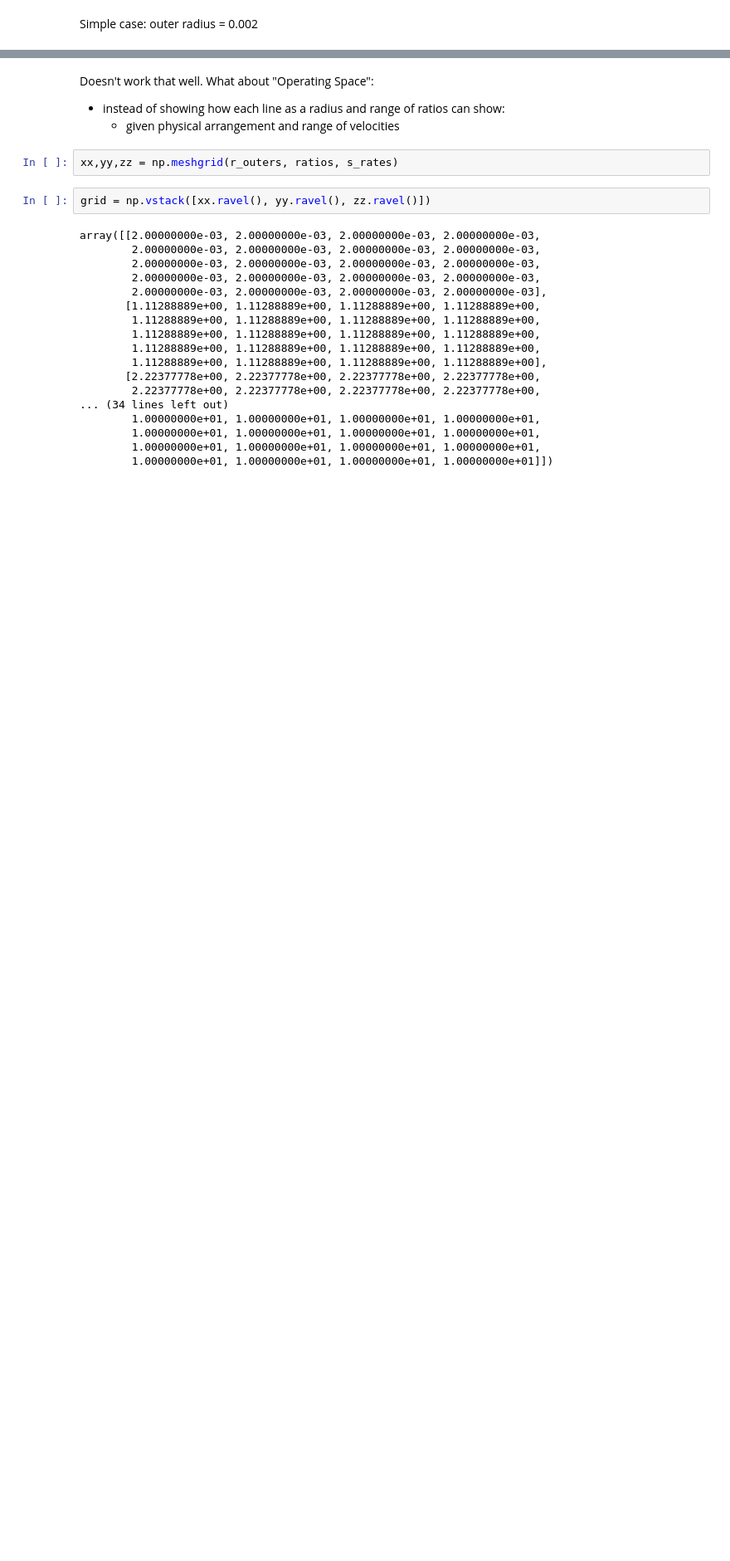
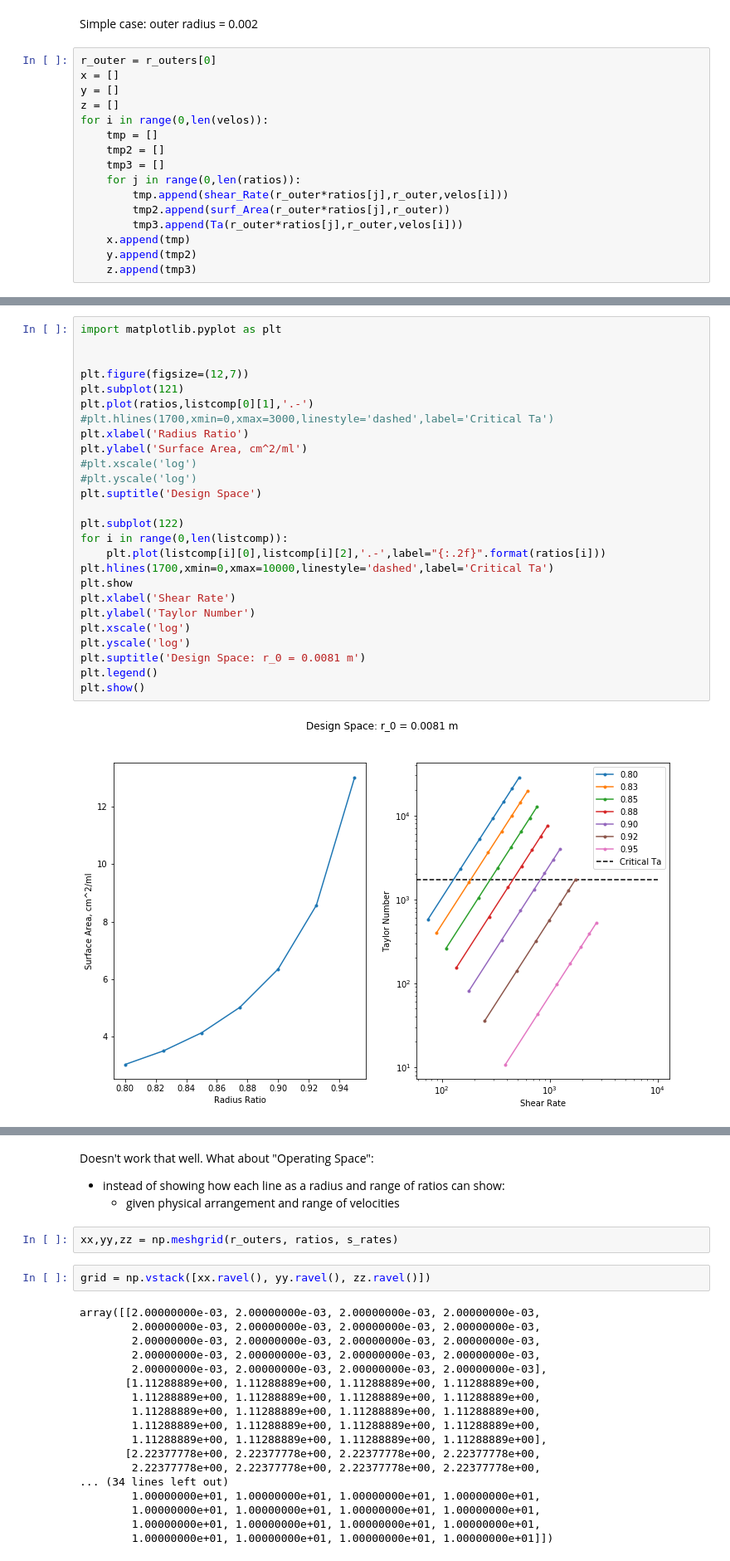
Before and after one commit to mesrobichaud/shear-cell, a Jupyter notebook: phase-space.ipynb, the cells around one changed output, grey strips where cells are left out. Shown at 83% size. Cells and saved outputs as stored; diff of their text form; blank space fills up the shorter version.

```diff
--- a/phase-space.ipynb
+++ b/phase-space.ipynb
@@ -65,3 +29,19 @@ velos = np.arange(50,5000,500)
 # %% [markdown]
 Simple case:
 outer radius = 0.002
+# %%
+r_outer = r_outers[0]
+x = []
+y = []
+z = []
+for i in range(0,len(velos)):
+    tmp = []
+    tmp2 = []
+    tmp3 = []
+    for j in range(0,len(ratios)):
+        tmp.append(shear_Rate(r_outer*ratios[j],r_outer,velos[i]))
+        tmp2.append(surf_Area(r_outer*ratios[j],r_outer))
+        tmp3.append(Ta(r_outer*ratios[j],r_outer,velos[i]))
+    x.append(tmp)
+    y.append(tmp2)
+    z.append(tmp3)
@@ -67,0 +55,28 @@ outer radius = 0.002
+# %%
+import matplotlib.pyplot as plt
+
+
+plt.figure(figsize=(12,7))
+plt.subplot(121)
+plt.plot(ratios,listcomp[0][1],'.-')
+#plt.hlines(1700,xmin=0,xmax=3000,linestyle='dashed',label='Critical Ta')
+plt.xlabel('Radius Ratio')
+plt.ylabel('Surface Area, cm^2/ml')
+#plt.xscale('log')
+#plt.yscale('log')
+plt.suptitle('Design Space')
+
+plt.subplot(122)
+for i in range(0,len(listcomp)):
+    plt.plot(listcomp[i][0],listcomp[i][2],'.-',label="{:.2f}".format(ratios[i]))
+plt.hlines(1700,xmin=0,xmax=10000,linestyle='dashed',label='Critical Ta')
+plt.show
+plt.xlabel('Shear Rate')
+plt.ylabel('Taylor Number')
+plt.xscale('log')
+plt.yscale('log')
+plt.suptitle('Design Space: r_0 = 0.0081 m')
+plt.legend()
+plt.show()
+# %% [output]
+[figure, added]
```
Also changed, not shown: parts of 17 cells of this notebook, 1 other file.
